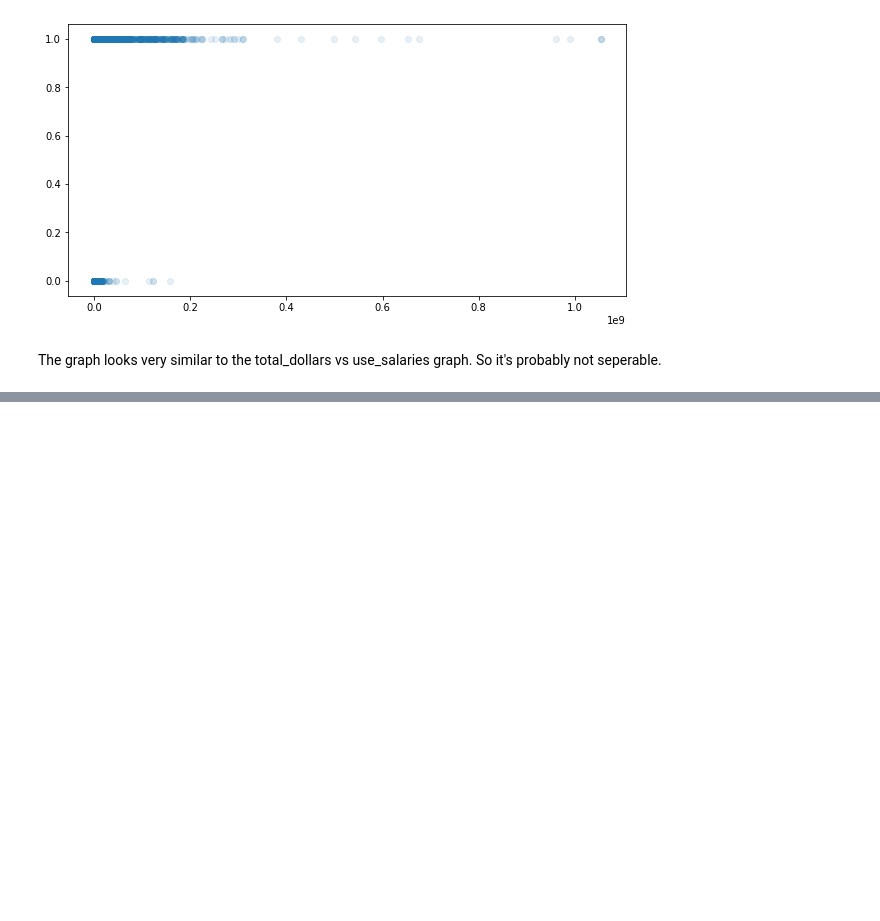
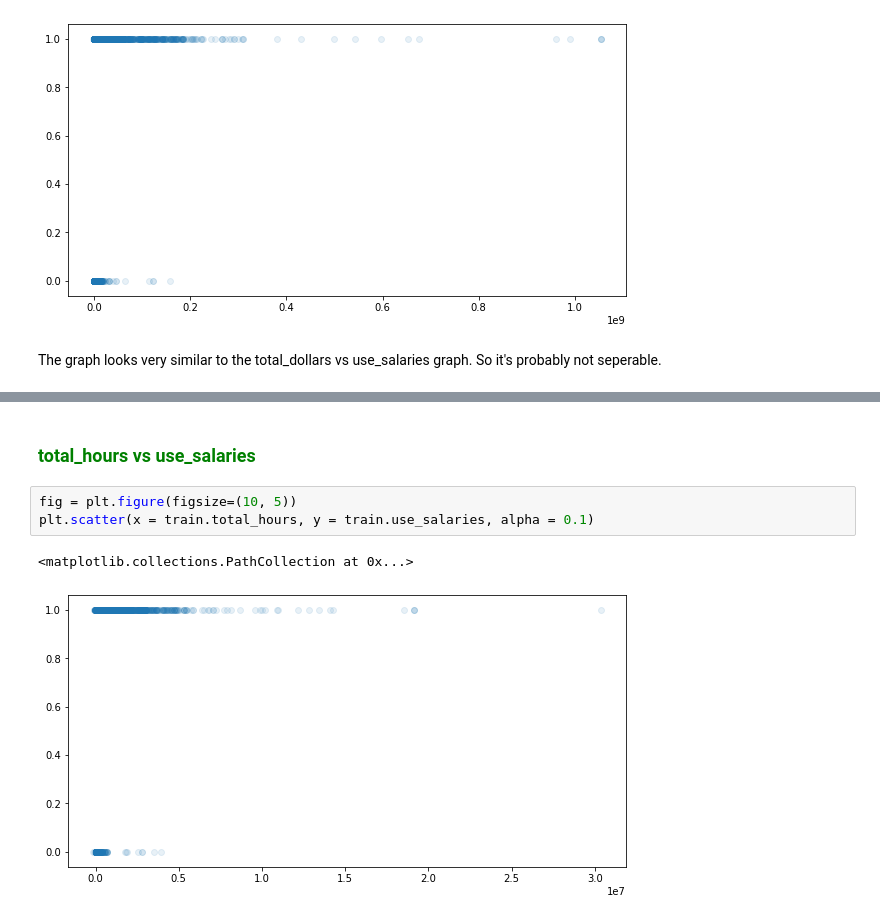
Before and after one commit to ChangyuYan/Paytype-Classifier, a Jupyter notebook: Analysis.ipynb, the cells around one changed output, grey strips where cells are left out. Saved outputs shown, nothing was run; the diff lists cells and outputs as text; blank space fills up the shorter version.

```diff
--- a/Analysis.ipynb
+++ b/Analysis.ipynb
@@ -208,0 +230,8 @@ The graph looks very similar to the total_dollars vs use_salaries graph. So it's
+# %% [markdown]
+<h3 style="color:green"> total_hours vs use_salaries </h3>
+# %%
+fig = plt.figure(figsize=(10, 5))
+plt.scatter(x = train.total_hours, y = train.use_salaries, alpha = 0.1)
+# %% [output]
+<matplotlib.collections.PathCollection at 0x...>
+[figure, added]
```
Also changed, not shown: parts of 12 cells of this notebook.
